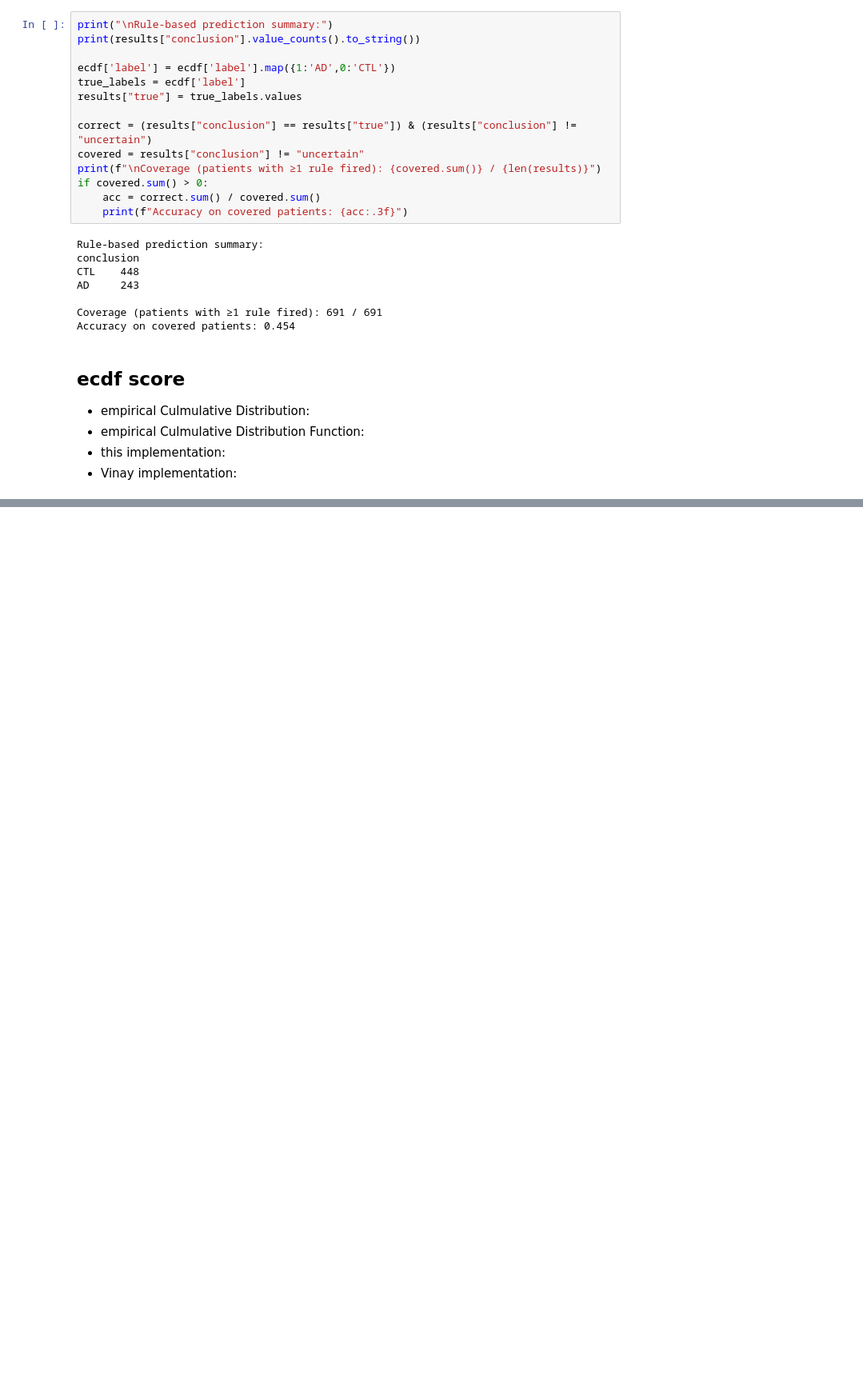
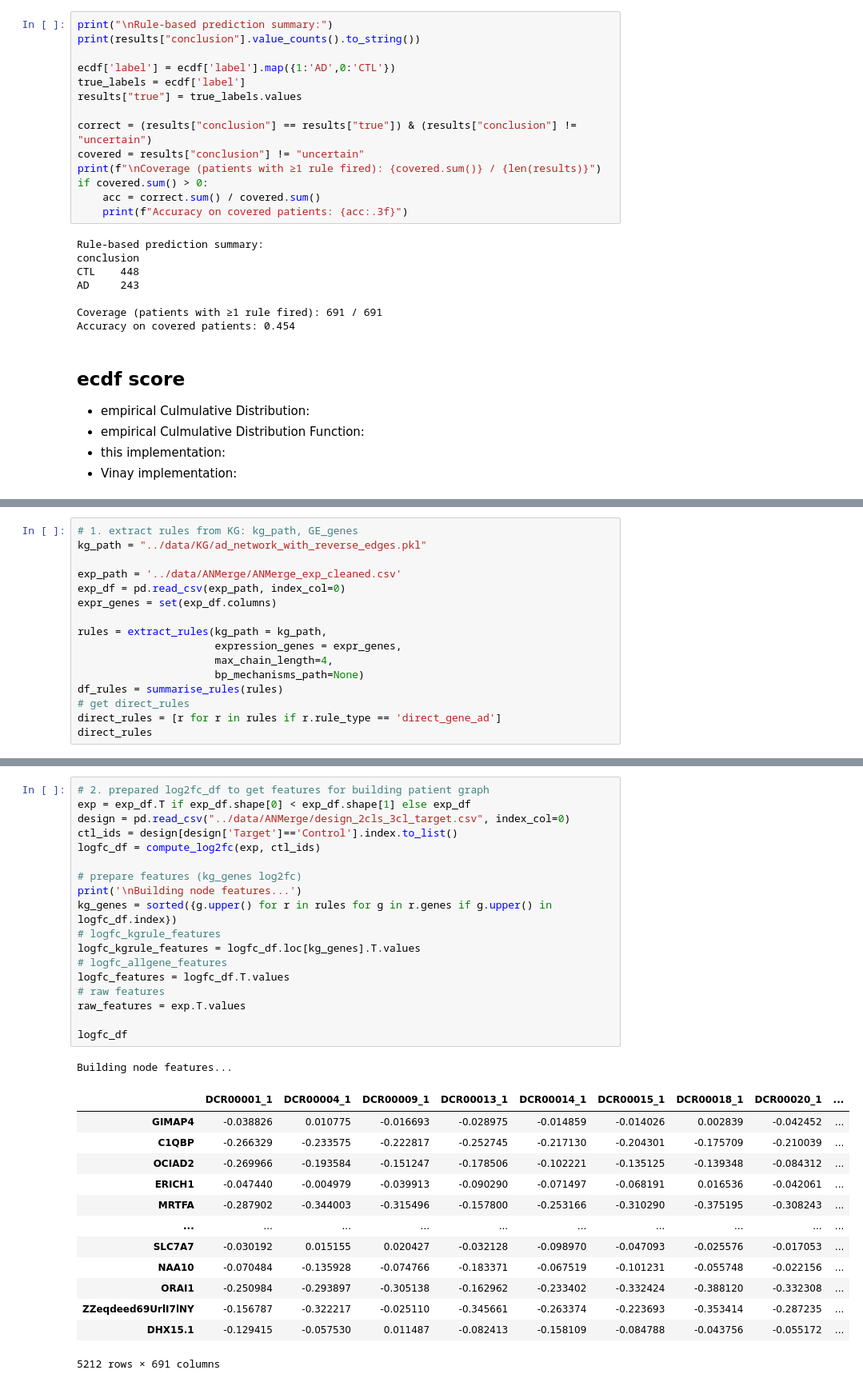
Before and after one commit to Xiaoxuan-Yu-ty/HybridKG, a Jupyter notebook: nesy_gnn/test.ipynb, the cells around one changed output, grey strips where cells are left out. Shown at 80% size. Saved outputs shown, nothing was run; the diff lists cells and outputs as text; blank space fills up the shorter version.

```diff
--- a/nesy_gnn/test.ipynb
+++ b/nesy_gnn/test.ipynb
@@ -211,0 +323,16 @@ def compute_ecdf_scores(
+# %%
+# 1. extract rules from KG: kg_path, GE_genes
+kg_path = "../data/KG/ad_network_with_reverse_edges.pkl"
+
+exp_path = '../data/ANMerge/ANMerge_exp_cleaned.csv'
+exp_df = pd.read_csv(exp_path, index_col=0)
+expr_genes = set(exp_df.columns)
+
+rules = extract_rules(kg_path = kg_path,
+                      expression_genes = expr_genes,
+                      max_chain_length=4,
+                      bp_mechanisms_path=None)
+df_rules = summarise_rules(rules)
+# get direct_rules
+direct_rules = [r for r in rules if r.rule_type == 'direct_gene_ad']
+direct_rules
@@ -211,0 +360,33 @@ def compute_ecdf_scores(
+# %%
+# 2. prepared log2fc_df to get features for building patient graph
+exp = exp_df.T if exp_df.shape[0] < exp_df.shape[1] else exp_df
+design = pd.read_csv("../data/ANMerge/design_2cls_3cl_target.csv", index_col=0)
+ctl_ids = design[design['Target']=='Control'].index.to_list()
+logfc_df = compute_log2fc(exp, ctl_ids)
+
+# prepare features (kg_genes log2fc)
+print('\nBuilding node features...')
+kg_genes = sorted({g.upper() for r in rules for g in r.genes if g.upper() in logfc_df.index})
+# logfc_kgrule_features
+logfc_kgrule_features = logfc_df.loc[kg_genes].T.values
+# logfc_allgene_features
+logfc_features = logfc_df.T.values
+# raw features
+raw_features = exp.T.values
+
+logfc_df
+# %% [output]
+Building node features...
+|  | DCR00001_1 | DCR00004_1 | DCR00009_1 | DCR00013_1 | DCR00014_1 | DCR00015_1 | DCR00018_1 | DCR00020_1 | ... |
+| GIMAP4 | -0.038826 | 0.010775 | -0.016693 | -0.028975 | -0.014859 | -0.014026 | 0.002839 | -0.042452 | ... |
+| C1QBP | -0.266329 | -0.233575 | -0.222817 | -0.252745 | -0.217130 | -0.204301 | -0.175709 | -0.210039 | ... |
+| OCIAD2 | -0.269966 | -0.193584 | -0.151247 | -0.178506 | -0.102221 | -0.135125 | -0.139348 | -0.084312 | ... |
+| ERICH1 | -0.047440 | -0.004979 | -0.039913 | -0.090290 | -0.071497 | -0.068191 | 0.016536 | -0.042061 | ... |
+| MRTFA | -0.287902 | -0.344003 | -0.315496 | -0.157800 | -0.253166 | -0.310290 | -0.375195 | -0.308243 | ... |
+| ... | ... | ... | ... | ... | ... | ... | ... | ... | ... |
+| SLC7A7 | -0.030192 | 0.015155 | 0.020427 | -0.032128 | -0.098970 | -0.047093 | -0.025576 | -0.017053 | ... |
+| NAA10 | -0.070484 | -0.135928 | -0.074766 | -0.183371 | -0.067519 | -0.101231 | -0.055748 | -0.022156 | ... |
+| ORAI1 | -0.250984 | -0.293897 | -0.305138 | -0.162962 | -0.233402 | -0.332424 | -0.388120 | -0.332308 | ... |
+| ZZeqdeed69UrlI7lNY | -0.156787 | -0.322217 | -0.025110 | -0.345661 | -0.263374 | -0.223693 | -0.353414 | -0.287235 | ... |
+| DHX15.1 | -0.129415 | -0.057530 | 0.011487 | -0.082413 | -0.158109 | -0.084788 | -0.043756 | -0.055172 | ... |
+5212 rows × 691 columns
```
Also changed, not shown: parts of 19 cells of this notebook, 6 other files.
